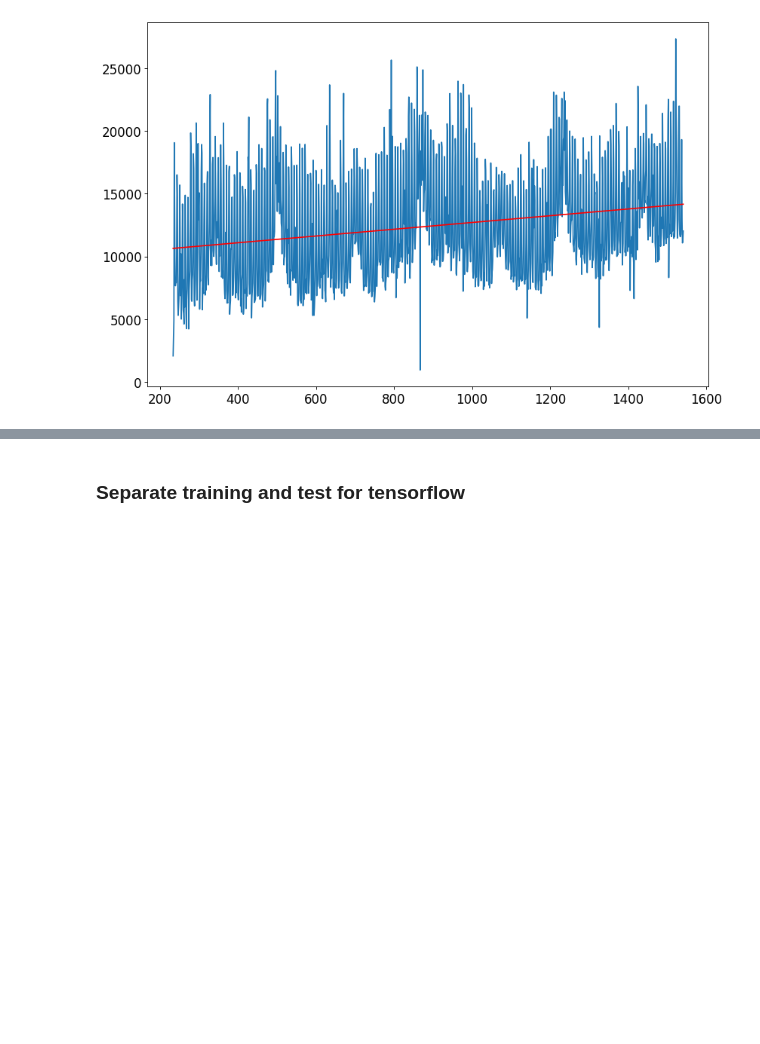
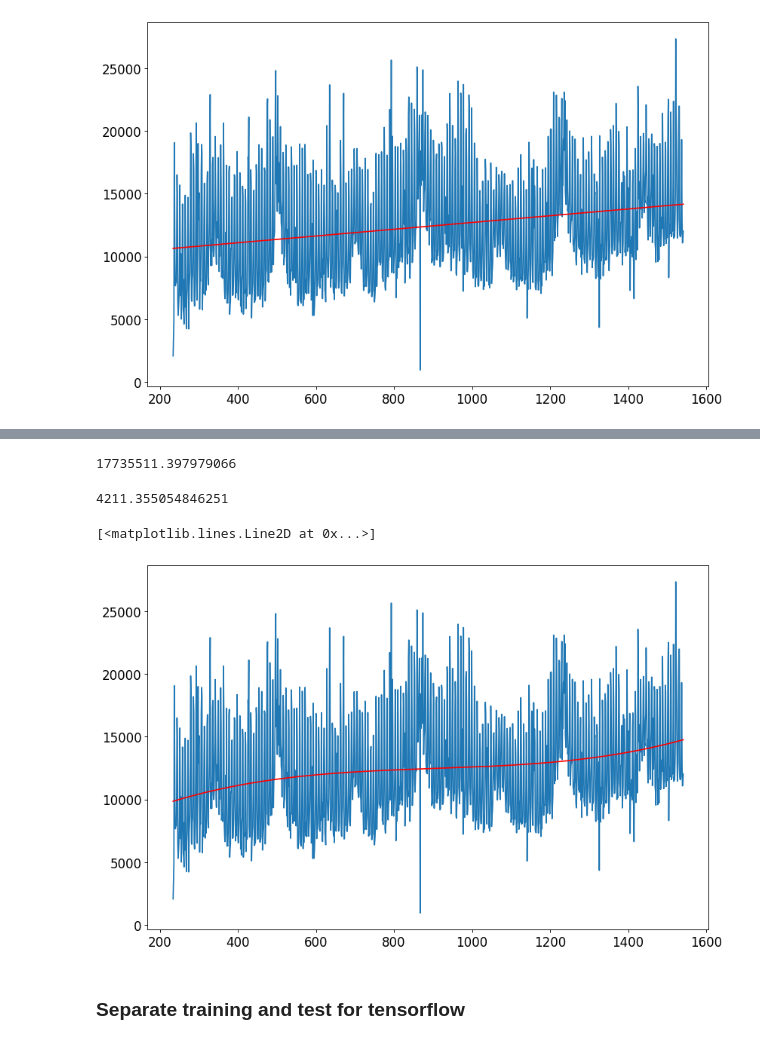
Before and after one commit to AAntunesNDS/time_series_deeplearning, a Jupyter notebook: TimeSeriesKerasTensorFlow_DevAcademyChallange_Dataset_2.ipynb, the cells around one changed output, grey strips where cells are left out. Saved outputs shown, nothing was run; the diff lists cells and outputs as text; code cells hidden in the pictures; blank space fills up the shorter version.

Commit message:
polynomial features with linear regression and pipeline

```diff
--- a/TimeSeriesKerasTensorFlow_DevAcademyChallange_Dataset_2.ipynb
+++ b/TimeSeriesKerasTensorFlow_DevAcademyChallange_Dataset_2.ipynb
@@ -424,0 +431,5 @@ plt.plot(x,skpred, color='red')
+# %%
+model = Pipeline([('poly', PolynomialFeatures(degree=3)),
+                   ('linear', LinearRegression(fit_intercept=True, normalize=True))])
+# %%
+model.fit(x,y)
@@ -424,0 +445,3 @@ plt.plot(x,skpred, color='red')
+# %%
+skpred = model.predict(x)
+skpred
@@ -425,3 +456,18 @@ plt.plot(x,skpred, color='red')
+# %%
+r = mean_squared_error(y,skpred)
+r
+# %% [output]
+17735511.397979066
+# %%
+np.sqrt(r)
+# %% [output]
+4211.355054846251
+# %%
+plt.plot(x,y)
+plt.plot(x,skpred, color='red')
+# %% [output]
+[<matplotlib.lines.Line2D at 0x...>]
+[figure, added]
 # %% [markdown]
 ### Separate training and test for tensorflow
 # %%
```
Also changed, not shown: parts of 6 cells of this notebook.
